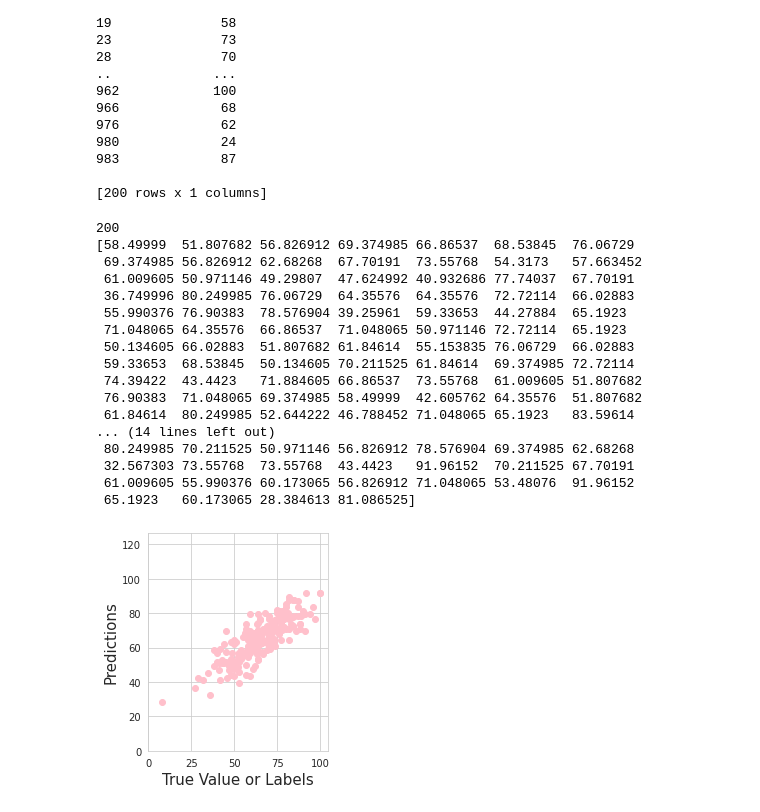
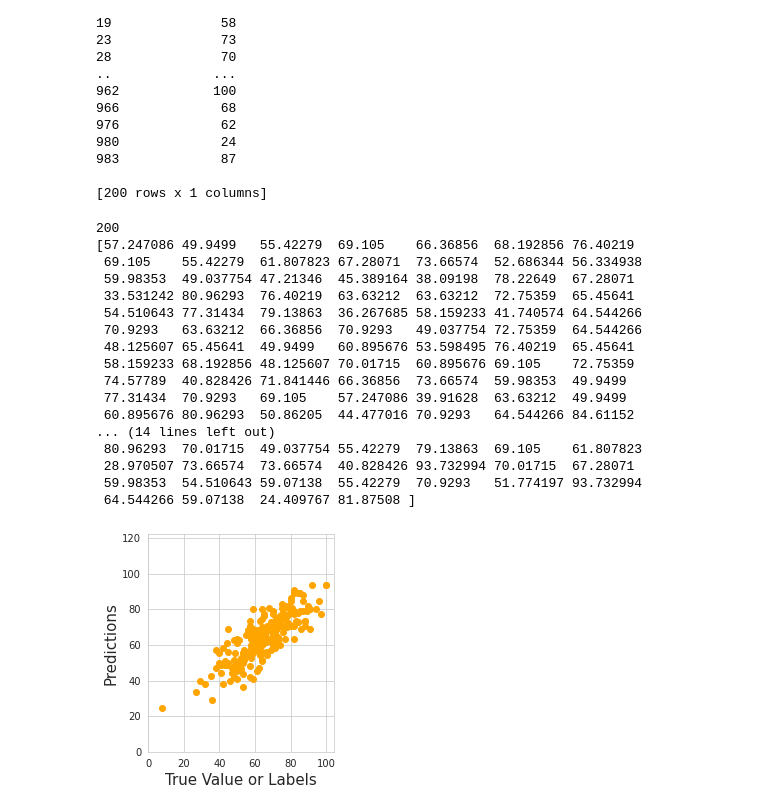
Before and after one commit to surbhi0901/MLnow_2.0, a Jupyter notebook: 3_1_univariate.ipynb, the cells around one changed output. Drawn from its saved outputs; the diff is of its cells as text; code cells hidden in the pictures.

```diff
--- a/3_1_univariate.ipynb
+++ b/3_1_univariate.ipynb
@@ -476,6 +476,6 @@ model=tf.keras.Sequential([tf.keras.layers.Dense(1)])
 # %%
 model.compile(loss='mean_absolute_error', optimizer = tf.keras.optimizers.Adam(0.001), metrics = ['mae','mse'])
 # %%
-numEpochs = 5000
+numEpochs = 500
 history = model.fit(x = trainFeatures, y = trainLabels, validation_data = (testFeatures, testLabels), epochs = numEpochs)
 # %% [output]
@@ -595,35 +595,35 @@ print(len(testPreds))
 print(testPreds)
 # %% [output]
 200
-[58.49999  51.807682 56.826912 69.374985 66.86537  68.53845  76.06729
- 69.374985 56.826912 62.68268  67.70191  73.55768  54.3173   57.663452
- 61.009605 50.971146 49.29807  47.624992 40.932686 77.74037  67.70191
- 36.749996 80.249985 76.06729  64.35576  64.35576  72.72114  66.02883
- 55.990376 76.90383  78.576904 39.25961  59.33653  44.27884  65.1923
- 71.048065 64.35576  66.86537  71.048065 50.971146 72.72114  65.1923
- 50.134605 66.02883  51.807682 61.84614  55.153835 76.06729  66.02883
- 59.33653  68.53845  50.134605 70.211525 61.84614  69.374985 72.72114
- 74.39422  43.4423   71.884605 66.86537  73.55768  61.009605 51.807682
- 76.90383  71.048065 69.374985 58.49999  42.605762 64.35576  51.807682
- 61.84614  80.249985 52.644222 46.788452 71.048065 65.1923   83.59614
+[57.247086 49.9499   55.42279  69.105    66.36856  68.192856 76.40219
+ 69.105    55.42279  61.807823 67.28071  73.66574  52.686344 56.334938
+ 59.98353  49.037754 47.21346  45.389164 38.09198  78.22649  67.28071
+ 33.531242 80.96293  76.40219  63.63212  63.63212  72.75359  65.45641
+ 54.510643 77.31434  79.13863  36.267685 58.159233 41.740574 64.544266
+ 70.9293   63.63212  66.36856  70.9293   49.037754 72.75359  64.544266
+ 48.125607 65.45641  49.9499   60.895676 53.598495 76.40219  65.45641
+ 58.159233 68.192856 48.125607 70.01715  60.895676 69.105    72.75359
+ 74.57789  40.828426 71.841446 66.36856  73.66574  59.98353  49.9499
+ 77.31434  70.9293   69.105    57.247086 39.91628  63.63212  49.9499
+ 60.895676 80.96293  50.86205  44.477016 70.9293   64.544266 84.61152
 ... (14 lines left out)
- 80.249985 70.211525 50.971146 56.826912 78.576904 69.374985 62.68268
- 32.567303 73.55768  73.55768  43.4423   91.96152  70.211525 67.70191
- 61.009605 55.990376 60.173065 56.826912 71.048065 53.48076  91.96152
- 65.1923   60.173065 28.384613 81.086525]
+ 80.96293  70.01715  49.037754 55.42279  79.13863  69.105    61.807823
+ 28.970507 73.66574  73.66574  40.828426 93.732994 70.01715  67.28071
+ 59.98353  54.510643 59.07138  55.42279  70.9293   51.774197 93.732994
+ 64.544266 59.07138  24.409767 81.87508 ]
 # %%
 # prediciton plot --> how well is your model predicting across the actual labels
 
 def predPlot(labels, predictions):
-  plt.scatter(labels, predictions,color='pink')
+  plt.scatter(labels, predictions,color='orange')
   plt.ylabel('Predictions',fontsize=15)
   plt.xlabel('True Value or Labels',fontsize=15)
   plt.axis('equal')
   plt.axis('square')
   plt.xlim([0, plt.xlim()[1]])
   plt.ylim([0, plt.ylim()[1]])
   plt.show()
 
 predPlot(testLabels, testPreds)
 # %% [output]
-[figure, old version]
+[figure, new version]
```
Also changed, not shown: parts of 5 cells of this notebook.
